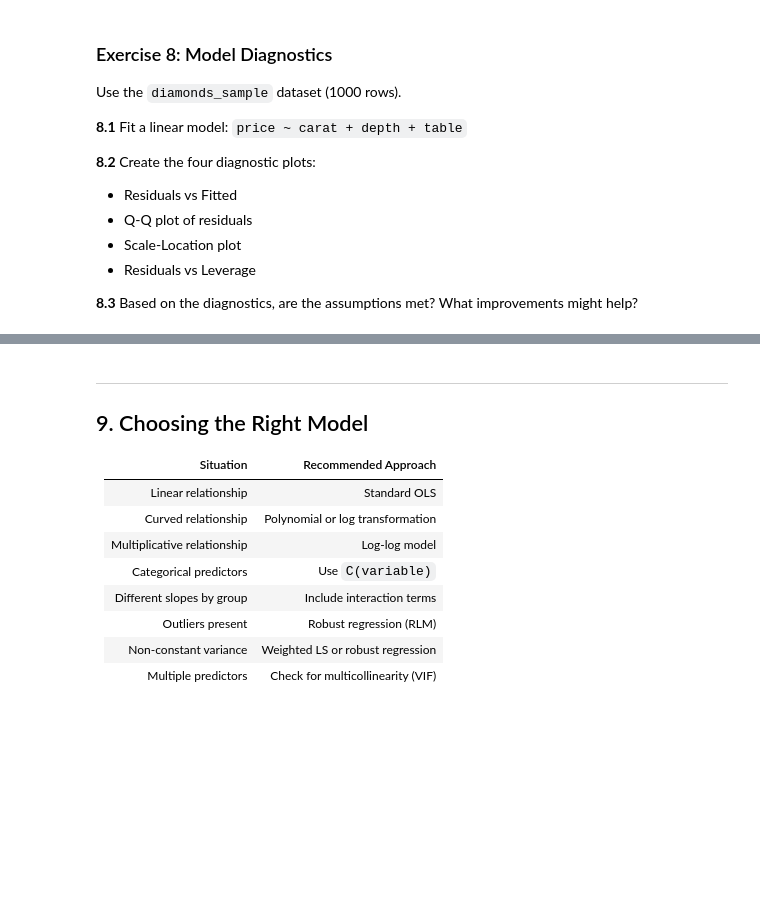
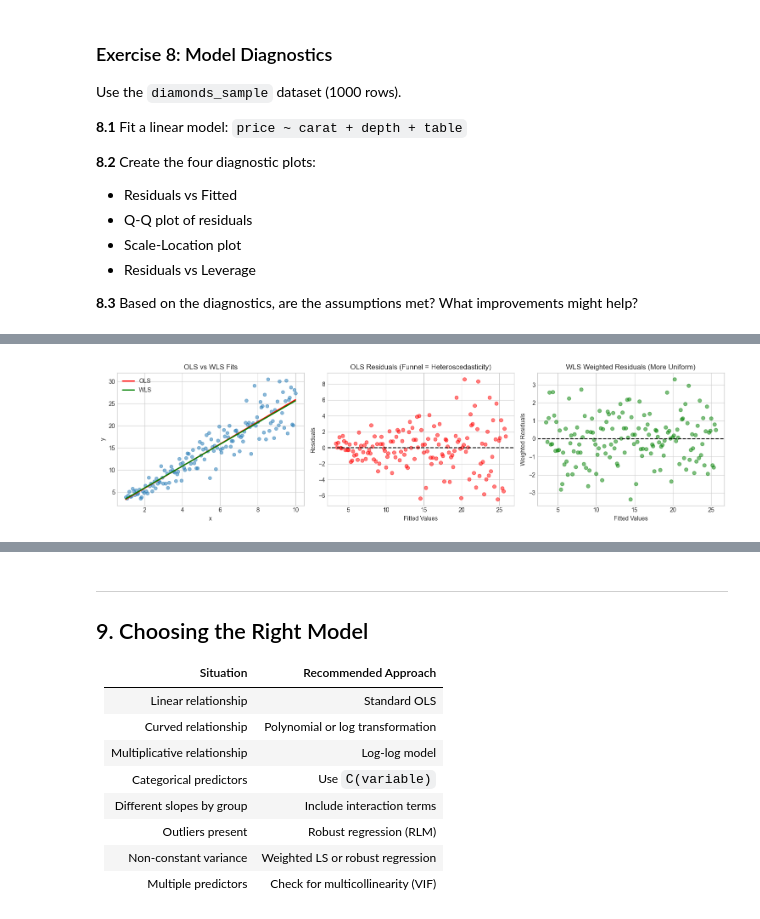
Before and after one commit to gatocor/statistics_with_python, a Jupyter notebook: 7. Linear Regression/exercises_linear_regression.ipynb, the cells around one changed output, grey strips where cells are left out. Drawn from its saved outputs; the diff is of its cells as text; code cells hidden in the pictures; blank space fills up the shorter version.

```diff
--- a/7. Linear Regression/exercises_linear_regression.ipynb
+++ b/7. Linear Regression/exercises_linear_regression.ipynb
@@ -834,0 +915,35 @@ diamonds_sample = diamonds.sample(1000, random_state=42)
+# %%
+# Visualize OLS vs WLS
+fig, axes = plt.subplots(1, 3, figsize=(15, 4))
+
+# Plot 1: Data and fits
+ax1 = axes[0]
+ax1.scatter(x_wls, y_wls, alpha=0.5, s=30)
+ax1.plot(x_wls, model_ols.predict(df_wls), 'r-', linewidth=2, label='OLS')
+ax1.plot(x_wls, model_wls.predict(df_wls), 'g-', linewidth=2, label='WLS')
+ax1.set_xlabel('x')
+ax1.set_ylabel('y')
+ax1.set_title('OLS vs WLS Fits')
+ax1.legend()
+
+# Plot 2: OLS residuals (shows funnel)
+ax2 = axes[1]
+ax2.scatter(model_ols.fittedvalues, model_ols.resid, alpha=0.5, c='red')
+ax2.axhline(0, color='black', linestyle='--')
+ax2.set_xlabel('Fitted Values')
+ax2.set_ylabel('Residuals')
+ax2.set_title('OLS Residuals (Funnel = Heteroscedasticity)')
+
+# Plot 3: WLS weighted residuals (should be more uniform)
+ax3 = axes[2]
+weighted_resid = model_wls.resid * np.sqrt(weights)
+ax3.scatter(model_wls.fittedvalues, weighted_resid, alpha=0.5, c='green')
+ax3.axhline(0, color='black', linestyle='--')
+ax3.set_xlabel('Fitted Values')
+ax3.set_ylabel('Weighted Residuals')
+ax3.set_title('WLS Weighted Residuals (More Uniform)')
+
+plt.tight_layout()
+plt.show()
+# %% [output]
+[figure, added]
```
Also changed, not shown: parts of 24 cells of this notebook, 6 other files.
